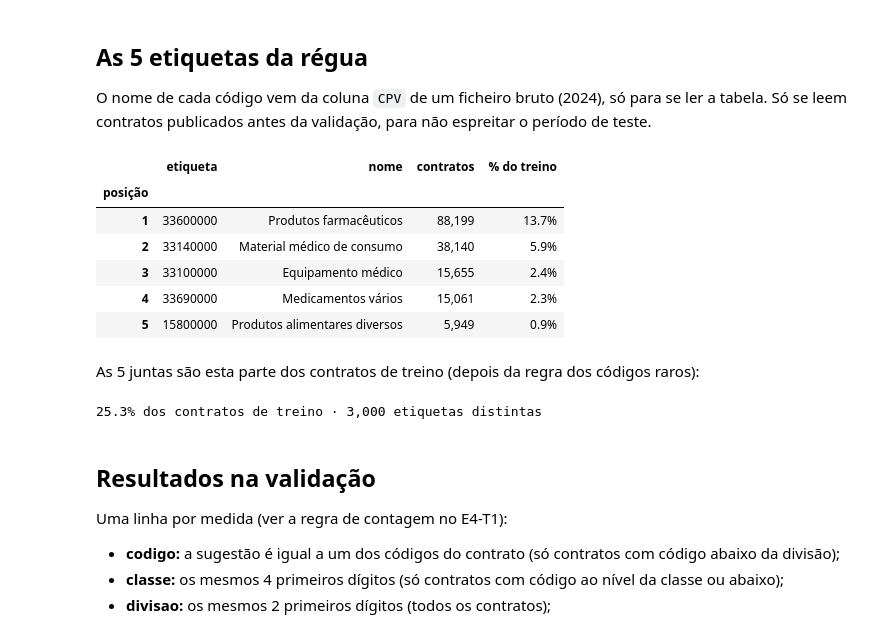
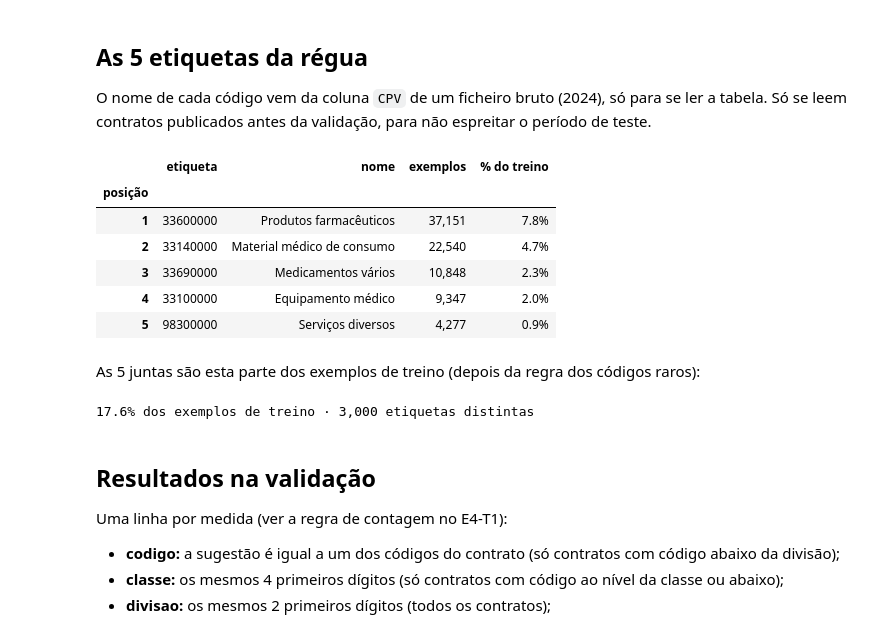
Before and after one commit to ricardoo022/cpv-portal-base, a Jupyter notebook: notebooks/03_regua.ipynb, the cells around one changed output. Drawn from its saved outputs; the diff is of its cells as text; code cells hidden in the pictures.

```diff
--- a/notebooks/03_regua.ipynb
+++ b/notebooks/03_regua.ipynb
@@ -36,39 +36,39 @@ treino: 478,384 exemplos · validação: 23,945 contratos · N = 10
 
 O nome de cada código vem da coluna `CPV` de um ficheiro bruto (2024), só para se ler a tabela. Só se leem contratos publicados antes da validação, para não espreitar o período de teste.
 # %%
-top = bl.most_common_labels(treino["codigo"], treino["n_contratos"], n_min=DEFAULT_N_MIN)
+top = bl.most_common_labels(treino["codigo"], n_min=DEFAULT_N_MIN)
 
 label = collapse_rare_codes(treino["codigo"], n_min=DEFAULT_N_MIN)
-contratos = treino["n_contratos"][label.notna()].groupby(label.dropna()).sum()
-total = contratos.sum()
+counts = label.value_counts()
+total = counts.sum()
 
 cpv = cd.load_contracts(["CPV"], years=[2024], until=cd.VAL_START)["CPV"].dropna()
 nomes = {}
 for cel in cpv.drop_duplicates():
     for c, nome in re.findall(r"(\d{8})-\d\s*-\s*([^|\n]+)", cel):
         nomes.setdefault(c, nome.strip())
 
 tabela = pd.DataFrame({
     "etiqueta": top,
     "nome": [nomes.get(c, "?") for c in top],
-    "contratos": [contratos[c] for c in top],
-    "% do treino": [contratos[c] / total for c in top],
+    "exemplos": [counts[c] for c in top],
+    "% do treino": [counts[c] / total for c in top],
 }, index=pd.RangeIndex(1, 6, name="posição"))
-tabela.style.format({"contratos": "{:,}", "% do treino": "{:.1%}"})
+tabela.style.format({"exemplos": "{:,}", "% do treino": "{:.1%}"})
 # %% [output]
-|  | etiqueta | nome | contratos | % do treino |
+|  | etiqueta | nome | exemplos | % do treino |
 | posição |  |  |  |  |
-| 1 | 33600000 | Produtos farmacêuticos | 88,199 | 13.7% |
-| 2 | 33140000 | Material médico de consumo | 38,140 | 5.9% |
-| 3 | 33100000 | Equipamento médico | 15,655 | 2.4% |
-| 4 | 33690000 | Medicamentos vários | 15,061 | 2.3% |
-| 5 | 15800000 | Produtos alimentares diversos | 5,949 | 0.9% |
+| 1 | 33600000 | Produtos farmacêuticos | 37,151 | 7.8% |
+| 2 | 33140000 | Material médico de consumo | 22,540 | 4.7% |
+| 3 | 33690000 | Medicamentos vários | 10,848 | 2.3% |
+| 4 | 33100000 | Equipamento médico | 9,347 | 2.0% |
+| 5 | 98300000 | Serviços diversos | 4,277 | 0.9% |
 # %% [markdown]
-As 5 juntas são esta parte dos contratos de treino (depois da regra dos códigos raros):
+As 5 juntas são esta parte dos exemplos de treino (depois da regra dos códigos raros):
 # %%
-print(f"{tabela['% do treino'].sum():.1%} dos contratos de treino · {label.nunique():,} etiquetas distintas")
+print(f"{tabela['% do treino'].sum():.1%} dos exemplos de treino · {label.nunique():,} etiquetas distintas")
 # %% [output]
-25.3% dos contratos de treino · 3,000 etiquetas distintas
+17.6% dos exemplos de treino · 3,000 etiquetas distintas
 # %% [markdown]
 ## Resultados na validação
 
```
Also changed, not shown: parts of 11 cells of this notebook, 8 other files.
